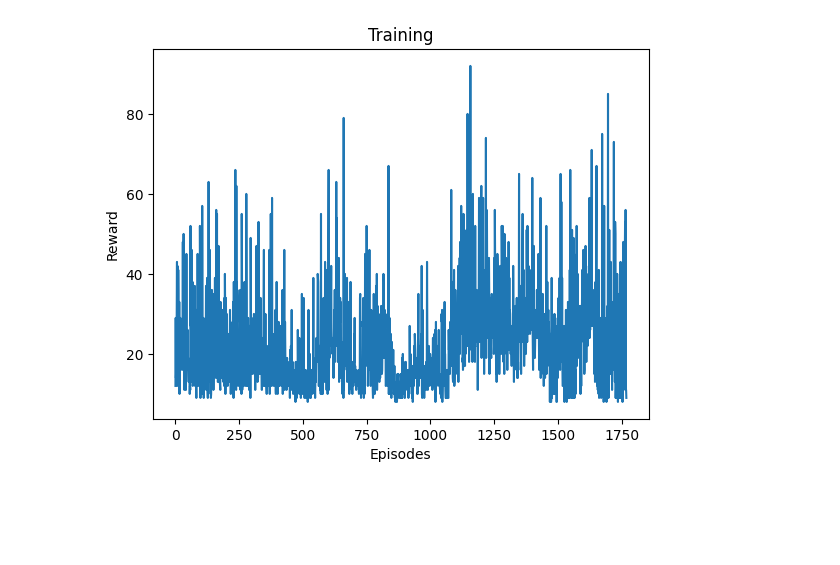
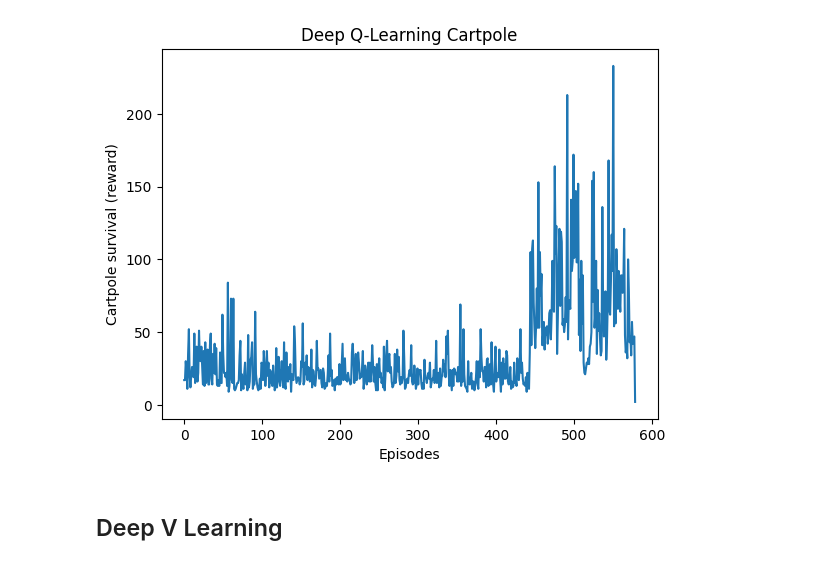
Before and after one commit to SeventhPrize/INDE-597-Group-A, a Jupyter notebook: Deep_Q_Learning/deep_q_learning.ipynb, the cells around one changed output. Drawn from its saved outputs; the diff is of its cells as text; code cells hidden in the pictures; blank space fills up the shorter version.

Commit message:
updated deep q cartpole

```diff
--- a/Deep_Q_Learning/deep_q_learning.ipynb
+++ b/Deep_Q_Learning/deep_q_learning.ipynb
@@ -10,4 +16,4 @@ import matplotlib.pyplot as plt
 # %%
 # Cartpole environment
 
-env = gym.make("CartPole-v1")
+env = gym.make("CartPole-v1", render_mode="rgb_array")
@@ -250,5 +268,19 @@ class DeepQLearner:
 # %%
-# Initialize learner
+# Build model
+model = Sequential([
+    Input(shape=env.observation_space.shape),
+    Dense(256, activation='relu'),
+    Dropout(0.2),
+    Dense(128, activation='relu'),
+    Dropout(0.2),
+    Dense(env.action_space.n, activation='linear')
+])
+model.compile(loss='mse', optimizer='adam')
+model.summary()
 
+# Train
 dql = DeepQLearner(env, model)
-reward_history = []
+reward_history_q = []
+reward_history_q += dql.train(n_steps=10*10**3, epsilon=1., batch_size=64, training_delay=8, replay_capacity=10**4)
+reward_history_q += dql.train(n_steps=5*10**3, epsilon=.1, batch_size=64, training_delay=8, replay_capacity=10**4)
+reward_history_q += dql.train(n_steps=5*10**3, epsilon=0., batch_size=64, training_delay=8, replay_capacity=10**4)
@@ -263,8 +307,10 @@ reward_history += dql.train(n_steps=10 ** 4, epsilon=0.1, batch_size=64, trainin
 # %%
-plt.plot(reward_history)
+plt.plot(reward_history_q)
 plt.xlabel("Episodes")
-plt.ylabel("Reward")
-plt.title("Training")
+plt.ylabel("Cartpole survival (reward)")
+plt.title("Deep Q-Learning Cartpole")
 plt.show()
 # %% [output]
-[figure, old version]
+[figure, new version]
+# %% [markdown]
+## Deep V Learning
```
Also changed, not shown: parts of 12 cells of this notebook.
